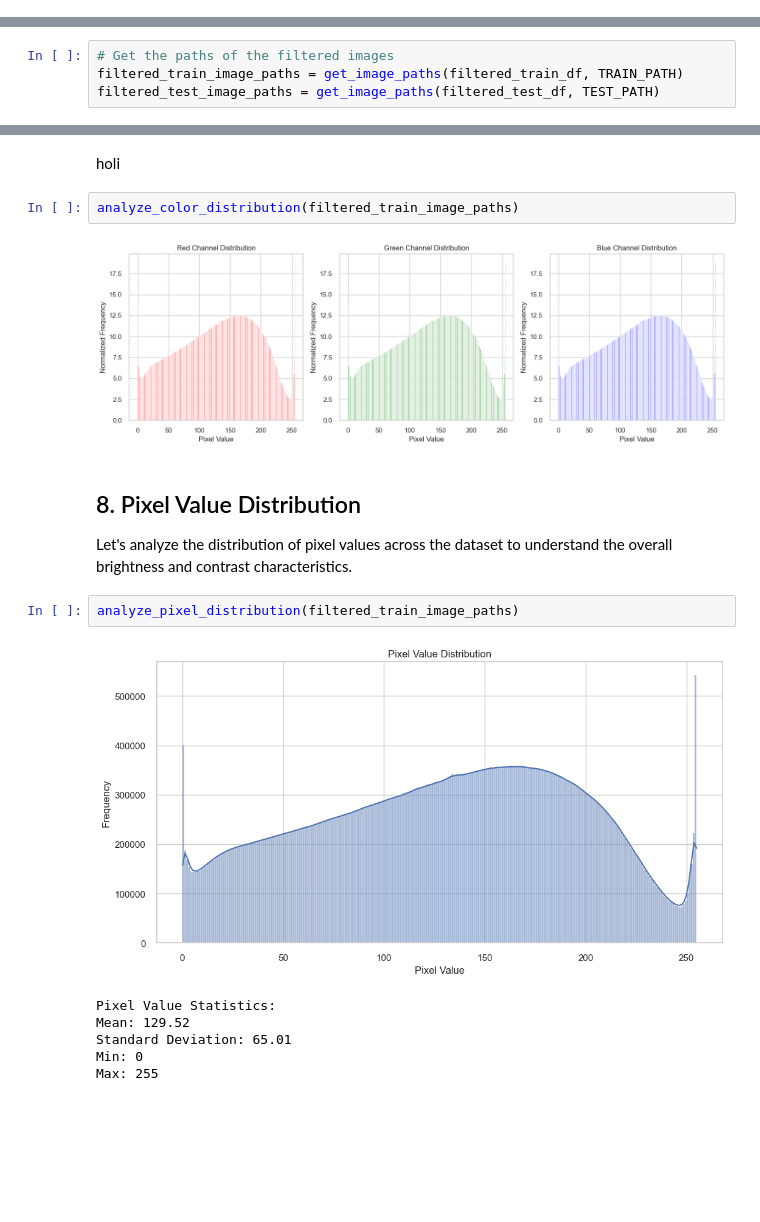
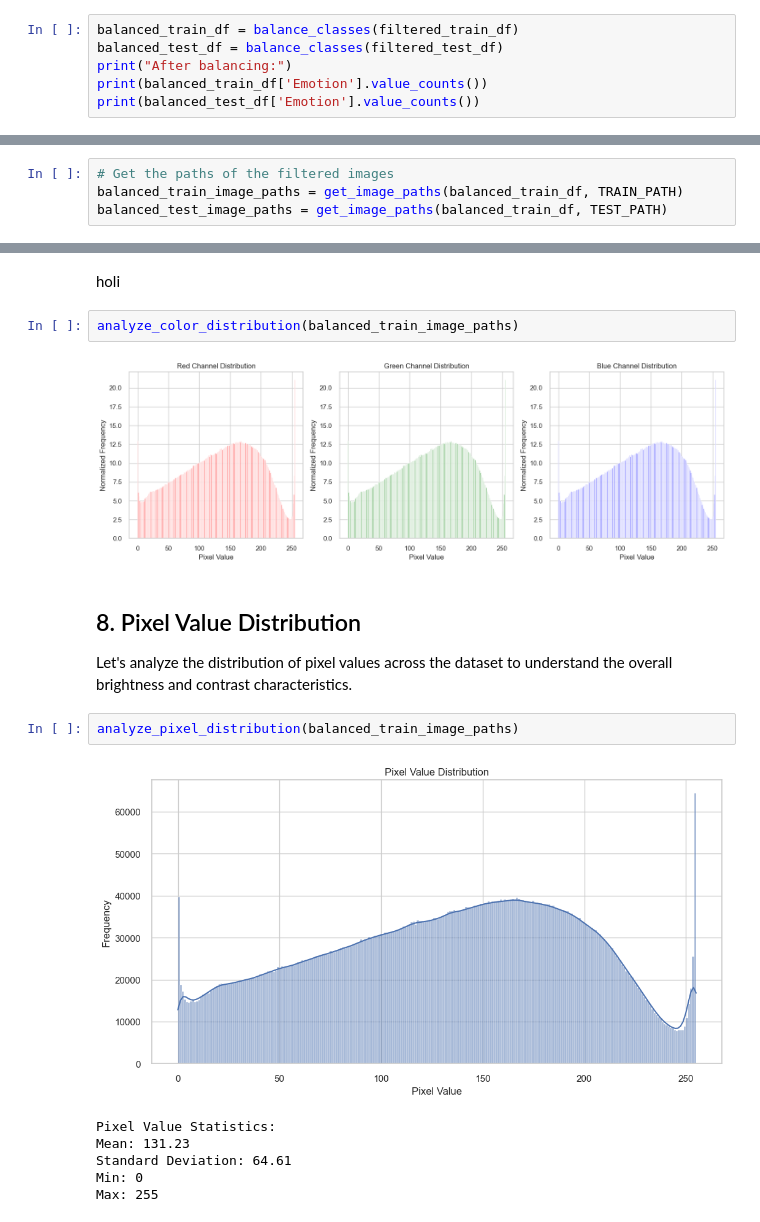
Before and after one commit to margavera/Facial-Expressions-Image-Classification, a Jupyter notebook: notebooks/EDA_Facial_Expressions.ipynb, the cells around one changed output, grey strips where cells are left out. Cells and saved outputs as stored; diff of their text form; blank space fills up the shorter version.

Commit message:
balanced datasets

```diff
--- a/notebooks/EDA_Facial_Expressions.ipynb
+++ b/notebooks/EDA_Facial_Expressions.ipynb
@@ -228,0 +221,6 @@ Filtered test_df: 7176 rows
+# %%
+balanced_train_df = balance_classes(filtered_train_df)
+balanced_test_df = balance_classes(filtered_test_df)
+print("After balancing:")
+print(balanced_train_df['Emotion'].value_counts())
+print(balanced_test_df['Emotion'].value_counts())
@@ -229,4 +258,4 @@ Filtered test_df: 7176 rows
 # %%
 # Get the paths of the filtered images
-filtered_train_image_paths = get_image_paths(filtered_train_df, TRAIN_PATH)
-filtered_test_image_paths = get_image_paths(filtered_test_df, TEST_PATH)
+balanced_train_image_paths = get_image_paths(balanced_train_df, TRAIN_PATH)
+balanced_test_image_paths = get_image_paths(balanced_train_df, TEST_PATH)
@@ -255,19 +294,19 @@ Let's analyze the color distribution (RGB histograms) of the images to understan
 # %% [markdown]
 holi
 # %%
-analyze_color_distribution(filtered_train_image_paths)
+analyze_color_distribution(balanced_train_image_paths)
 # %% [output]
-[figure, old version]
+[figure, new version]
 # %% [markdown]
 ## 8. Pixel Value Distribution
 
 Let's analyze the distribution of pixel values across the dataset to understand the overall brightness and contrast characteristics.
 # %%
-analyze_pixel_distribution(filtered_train_image_paths)
+analyze_pixel_distribution(balanced_train_image_paths)
 # %% [output]
-[figure, old version]
+[figure, new version]
 Pixel Value Statistics:
-Mean: 129.52
-Standard Deviation: 65.01
+Mean: 131.23
+Standard Deviation: 64.61
 Min: 0
 Max: 255
```
Also changed, not shown: parts of 11 cells of this notebook, 1 other file.
